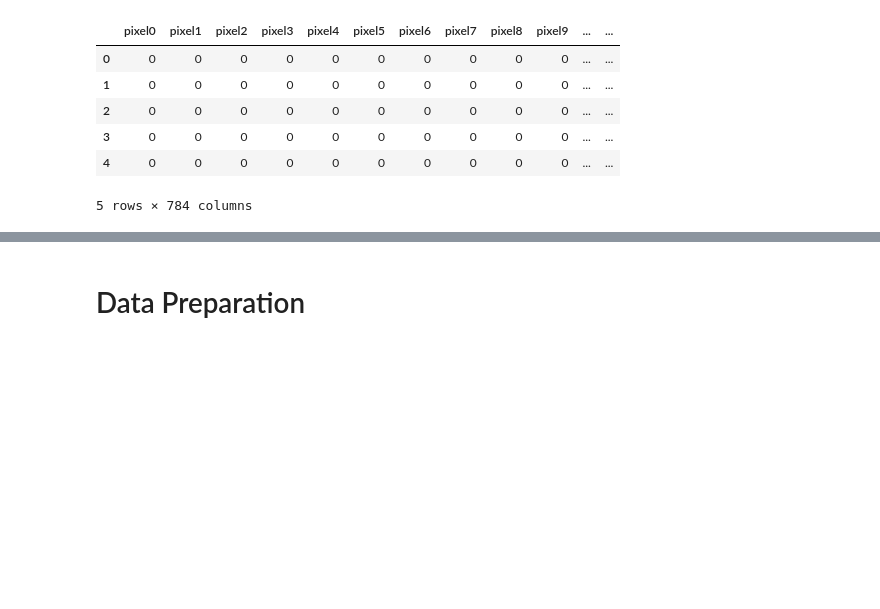
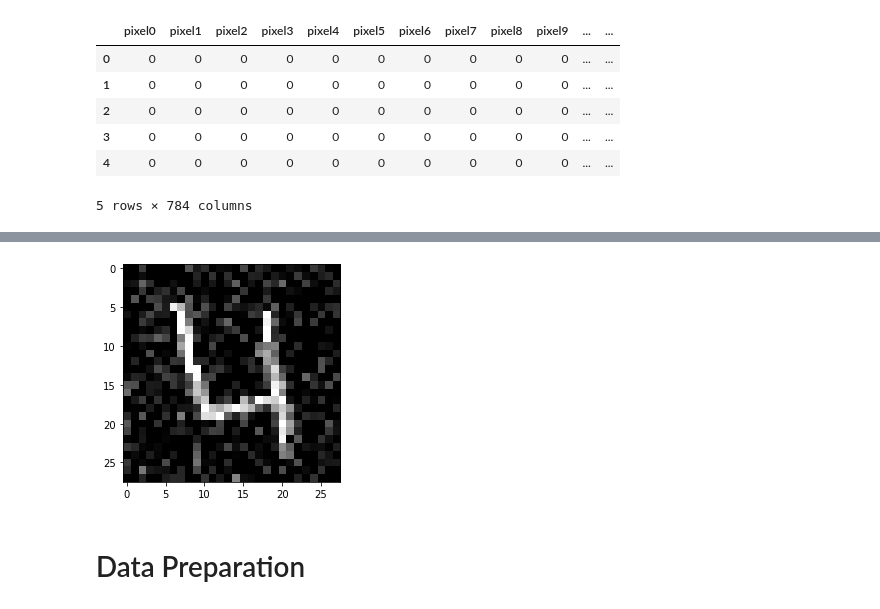
Before and after one commit to Gulde91/Python_courses, a Jupyter notebook: Build an autoencoder/Build an Autoencoder.ipynb, the cells around one changed output, grey strips where cells are left out. Cells and saved outputs as stored; diff of their text form; code cells hidden in the pictures; blank space fills up the shorter version.

```diff
--- a/Build an autoencoder/Build an Autoencoder.ipynb
+++ b/Build an autoencoder/Build an Autoencoder.ipynb
@@ -36,2 +47,10 @@ data.head()
+# %%
+# noising input
+noisy_image = image + 0.2 * np.random.randn(*image.shape)
+noisy_image = np.clip(noisy_image, 0, 1)
+# %%
+plt.imshow(noisy_image, cmap = "gray");
+# %% [output]
+[figure, added]
 # %% [markdown]
 # Data Preparation
```
Also changed, not shown: parts of 9 cells of this notebook.
